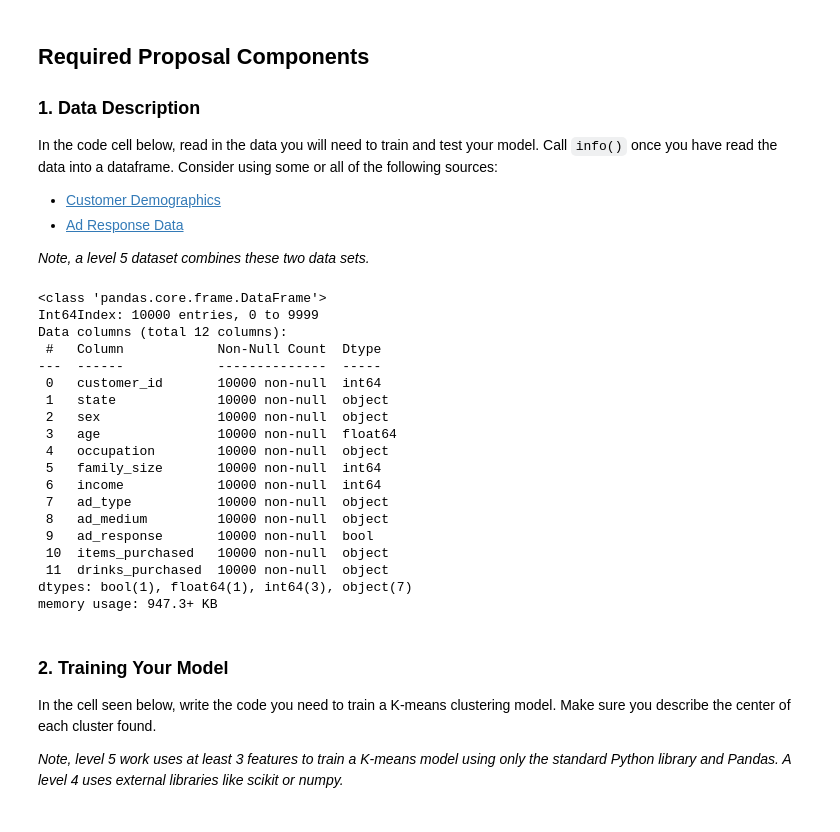
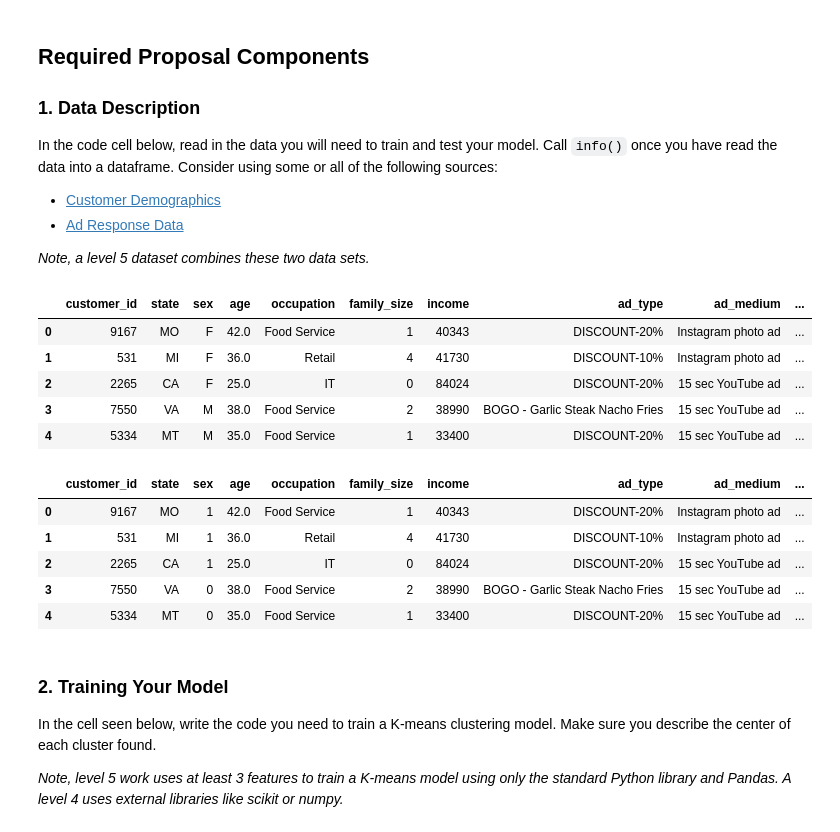
Before and after one commit to SSpindt/ML, a Jupyter notebook: Taco Bell/RFP_2_Template.ipynb, the cells around one changed output. Saved outputs shown, nothing was run; the diff lists cells and outputs as text; code cells hidden in the pictures.

```diff
--- a/Taco Bell/RFP_2_Template.ipynb
+++ b/Taco Bell/RFP_2_Template.ipynb
@@ -22,24 +22,11 @@ customer_df = pd.read_csv("customer_data.csv")
 ad_df = pd.read_csv("ad_data.csv")
 # %%
 df = customer_df.merge(ad_df, on='customer_id')
-df.info()
+df.head()
 # %% [output]
-<class 'pandas.core.frame.DataFrame'>
-Int64Index: 10000 entries, 0 to 9999
-Data columns (total 12 columns):
- #   Column            Non-Null Count  Dtype
----  ------            --------------  -----
- 0   customer_id       10000 non-null  int64
- 1   state             10000 non-null  object
- 2   sex               10000 non-null  object
- 3   age               10000 non-null  float64
- 4   occupation        10000 non-null  object
- 5   family_size       10000 non-null  int64
- 6   income            10000 non-null  int64
- 7   ad_type           10000 non-null  object
- 8   ad_medium         10000 non-null  object
- 9   ad_response       10000 non-null  bool
- 10  items_purchased   10000 non-null  object
- 11  drinks_purchased  10000 non-null  object
-dtypes: bool(1), float64(1), int64(3), object(7)
-memory usage: 947.3+ KB
+|  | customer_id | state | sex | age | occupation | family_size | income | ad_type | ad_medium | ... |
+| 0 | 9167 | MO | F | 42.0 | Food Service | 1 | 40343 | DISCOUNT-20% | Instagram photo ad | ... |
+| 1 | 531 | MI | F | 36.0 | Retail | 4 | 41730 | DISCOUNT-10% | Instagram photo ad | ... |
+| 2 | 2265 | CA | F | 25.0 | IT | 0 | 84024 | DISCOUNT-20% | 15 sec YouTube ad | ... |
+| 3 | 7550 | VA | M | 38.0 | Food Service | 2 | 38990 | BOGO - Garlic Steak Nacho Fries | 15 sec YouTube ad | ... |
+| 4 | 5334 | MT | M | 35.0 | Food Service | 1 | 33400 | DISCOUNT-20% | 15 sec YouTube ad | ... |
@@ -46,3 +35,12 @@ memory usage: 947.3+ KB
+# %%
+df.head()
+# %% [output]
+|  | customer_id | state | sex | age | occupation | family_size | income | ad_type | ad_medium | ... |
+| 0 | 9167 | MO | 1 | 42.0 | Food Service | 1 | 40343 | DISCOUNT-20% | Instagram photo ad | ... |
+| 1 | 531 | MI | 1 | 36.0 | Retail | 4 | 41730 | DISCOUNT-10% | Instagram photo ad | ... |
+| 2 | 2265 | CA | 1 | 25.0 | IT | 0 | 84024 | DISCOUNT-20% | 15 sec YouTube ad | ... |
+| 3 | 7550 | VA | 0 | 38.0 | Food Service | 2 | 38990 | BOGO - Garlic Steak Nacho Fries | 15 sec YouTube ad | ... |
+| 4 | 5334 | MT | 0 | 35.0 | Food Service | 1 | 33400 | DISCOUNT-20% | 15 sec YouTube ad | ... |
 # %% [markdown]
 ### 2. Training Your Model
 In the cell seen below, write the code you need to train a K-means clustering model. Make sure you describe the center of each cluster found.
```
Also changed, not shown: parts of 5 cells of this notebook.
